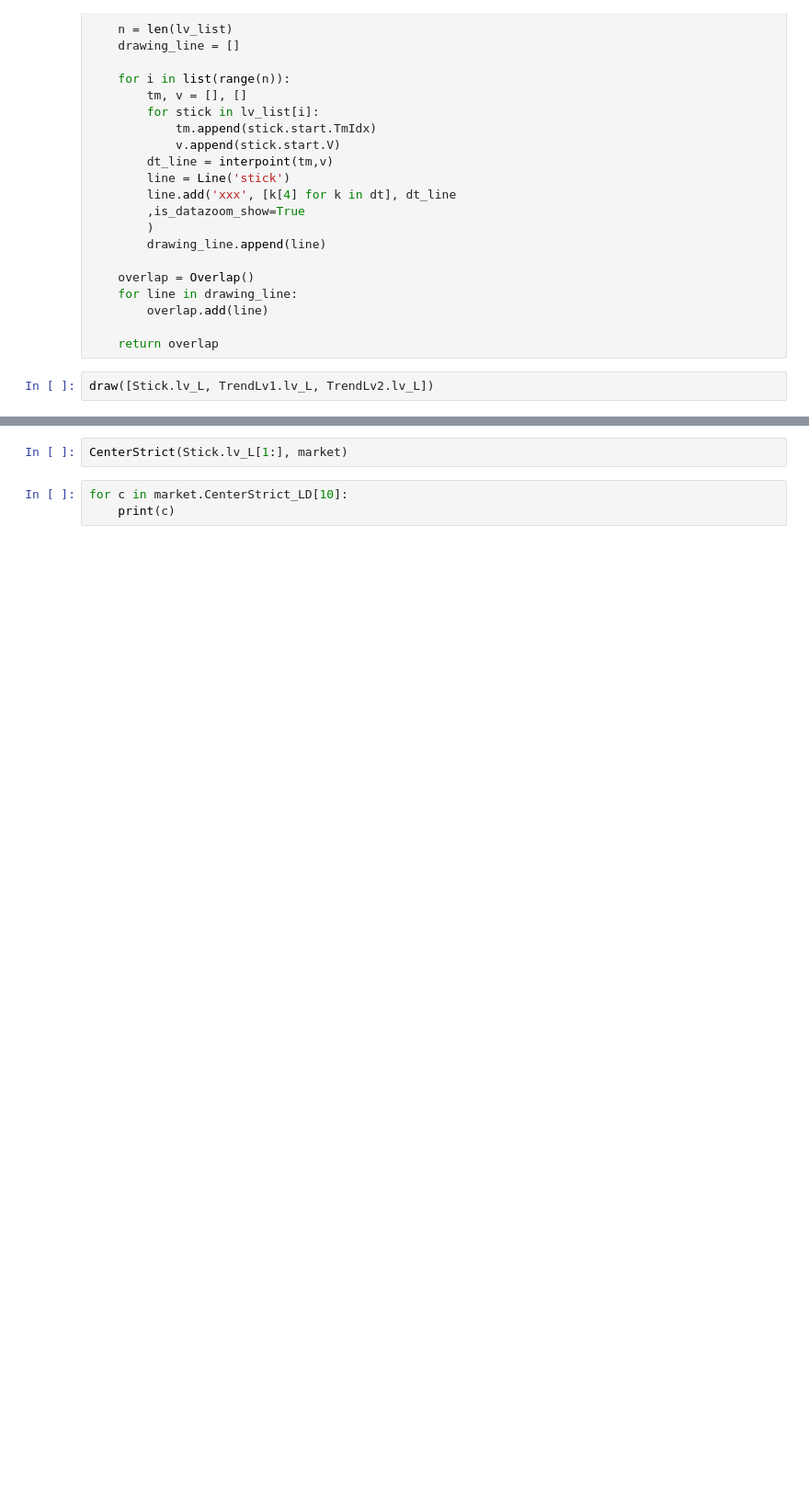
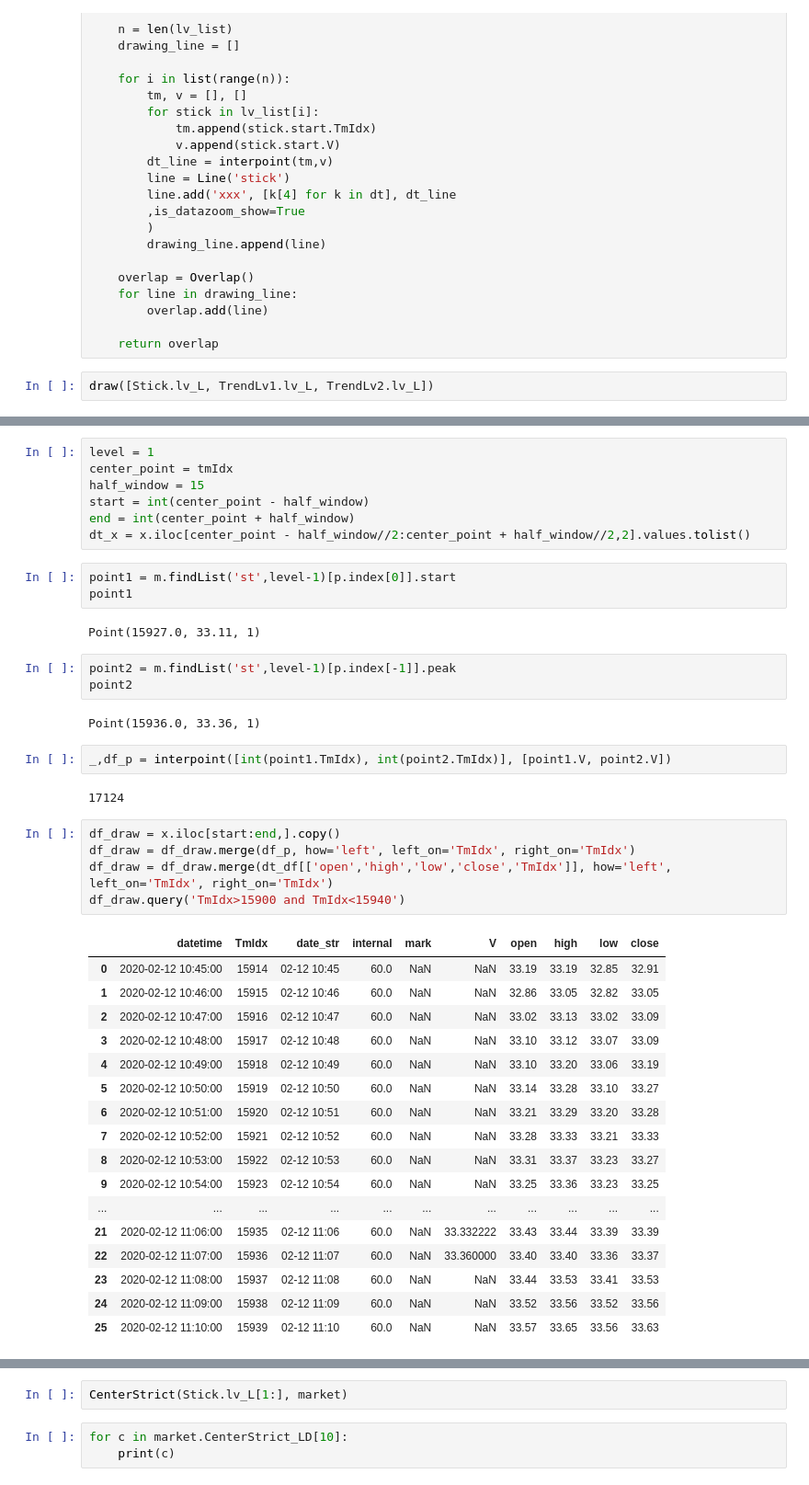
Before and after one commit to Audrey-Zhang/trading, a Jupyter notebook: LayerModel5.ipynb, the cells around one changed output, grey strips where cells are left out. Shown at 92% size. Saved outputs shown, nothing was run; the diff lists cells and outputs as text; blank space fills up the shorter version.

```diff
--- a/LayerModel5.ipynb
+++ b/LayerModel5.ipynb
@@ -465,0 +670,44 @@ draw([Stick.lv_L, TrendLv1.lv_L, TrendLv2.lv_L])
+# %%
+level = 1
+center_point = tmIdx
+half_window = 15
+start = int(center_point - half_window)
+end = int(center_point + half_window)
+dt_x = x.iloc[center_point - half_window//2:center_point + half_window//2,2].values.tolist()
+# %%
+point1 = m.findList('st',level-1)[p.index[0]].start
+point1
+# %% [output]
+Point(15927.0, 33.11, 1)
+# %%
+point2 = m.findList('st',level-1)[p.index[-1]].peak
+point2
+# %% [output]
+Point(15936.0, 33.36, 1)
+# %%
+_,df_p = interpoint([int(point1.TmIdx), int(point2.TmIdx)], [point1.V, point2.V])
+# %% [output]
+17124
+# %%
+df_draw = x.iloc[start:end,].copy()
+df_draw = df_draw.merge(df_p, how='left', left_on='TmIdx', right_on='TmIdx')
+df_draw = df_draw.merge(dt_df[['open','high','low','close','TmIdx']], how='left', left_on='TmIdx', right_on='TmIdx')
+df_draw.query('TmIdx>15900 and TmIdx<15940')
+# %% [output]
+|  | datetime | TmIdx | date_str | internal | mark | V | open | high | low | close |
+| 0 | 2020-02-12 10:45:00 | 15914 | 02-12 10:45 | 60.0 | NaN | NaN | 33.19 | 33.19 | 32.85 | 32.91 |
+| 1 | 2020-02-12 10:46:00 | 15915 | 02-12 10:46 | 60.0 | NaN | NaN | 32.86 | 33.05 | 32.82 | 33.05 |
+| 2 | 2020-02-12 10:47:00 | 15916 | 02-12 10:47 | 60.0 | NaN | NaN | 33.02 | 33.13 | 33.02 | 33.09 |
+| 3 | 2020-02-12 10:48:00 | 15917 | 02-12 10:48 | 60.0 | NaN | NaN | 33.10 | 33.12 | 33.07 | 33.09 |
+| 4 | 2020-02-12 10:49:00 | 15918 | 02-12 10:49 | 60.0 | NaN | NaN | 33.10 | 33.20 | 33.06 | 33.19 |
+| 5 | 2020-02-12 10:50:00 | 15919 | 02-12 10:50 | 60.0 | NaN | NaN | 33.14 | 33.28 | 33.10 | 33.27 |
+| 6 | 2020-02-12 10:51:00 | 15920 | 02-12 10:51 | 60.0 | NaN | NaN | 33.21 | 33.29 | 33.20 | 33.28 |
+| 7 | 2020-02-12 10:52:00 | 15921 | 02-12 10:52 | 60.0 | NaN | NaN | 33.28 | 33.33 | 33.21 | 33.33 |
+| 8 | 2020-02-12 10:53:00 | 15922 | 02-12 10:53 | 60.0 | NaN | NaN | 33.31 | 33.37 | 33.23 | 33.27 |
+| 9 | 2020-02-12 10:54:00 | 15923 | 02-12 10:54 | 60.0 | NaN | NaN | 33.25 | 33.36 | 33.23 | 33.25 |
+| ... | ... | ... | ... | ... | ... | ... | ... | ... | ... | ... |
+| 21 | 2020-02-12 11:06:00 | 15935 | 02-12 11:06 | 60.0 | NaN | 33.332222 | 33.43 | 33.44 | 33.39 | 33.39 |
+| 22 | 2020-02-12 11:07:00 | 15936 | 02-12 11:07 | 60.0 | NaN | 33.360000 | 33.40 | 33.40 | 33.36 | 33.37 |
+| 23 | 2020-02-12 11:08:00 | 15937 | 02-12 11:08 | 60.0 | NaN | NaN | 33.44 | 33.53 | 33.41 | 33.53 |
+| 24 | 2020-02-12 11:09:00 | 15938 | 02-12 11:09 | 60.0 | NaN | NaN | 33.52 | 33.56 | 33.52 | 33.56 |
+| 25 | 2020-02-12 11:10:00 | 15939 | 02-12 11:10 | 60.0 | NaN | NaN | 33.57 | 33.65 | 33.56 | 33.63 |
```
Also changed, not shown: parts of 87 cells of this notebook, 40 other files.
